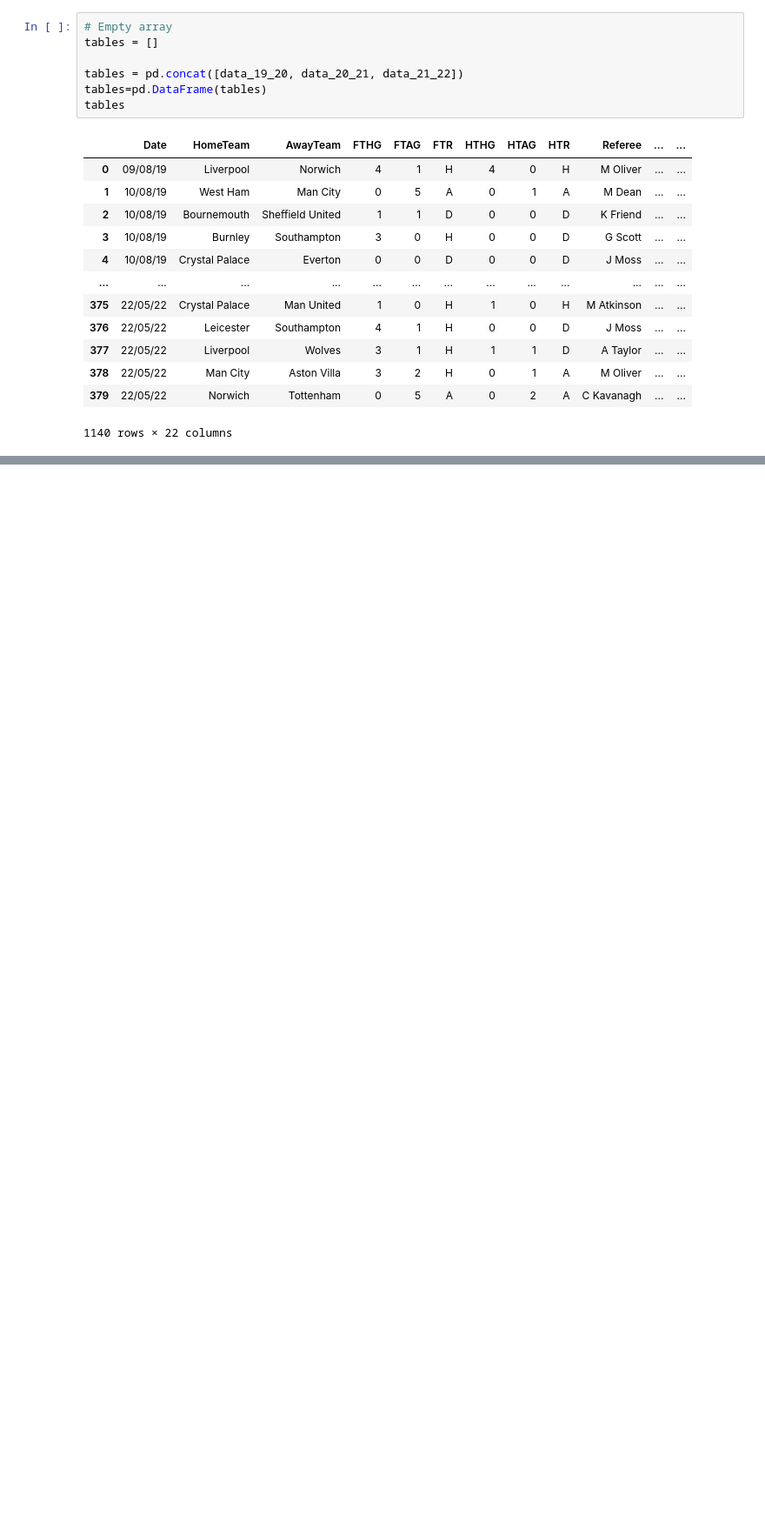
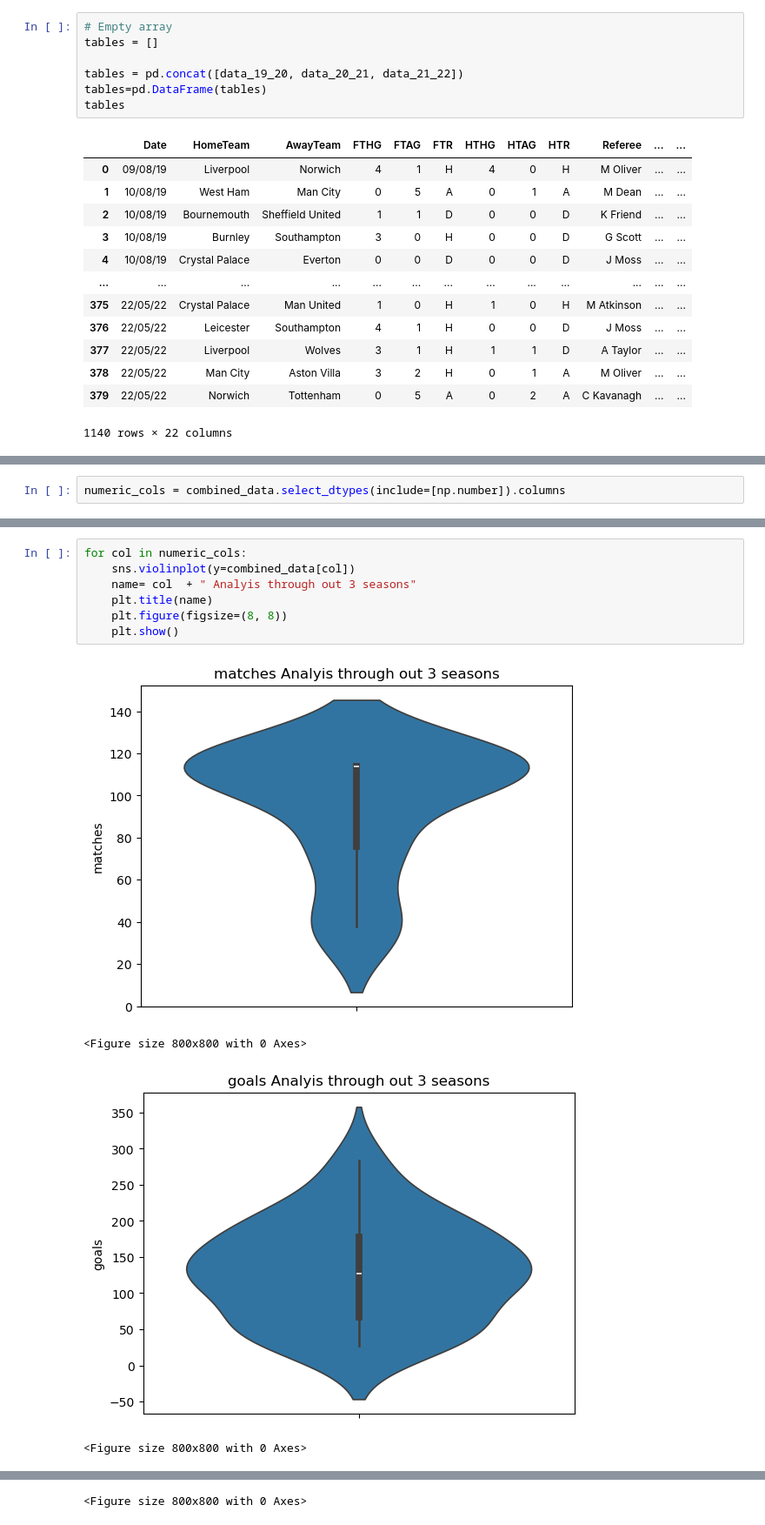
Before and after one commit to Ferreter/Data-Vis-CA1, a Jupyter notebook: Carlson/Data_cleaning.ipynb, the cells around one changed output, grey strips where cells are left out. Shown at 87% size. Saved outputs shown, nothing was run; the diff lists cells and outputs as text; blank space fills up the shorter version.

```diff
--- a/Carlson/Data_cleaning.ipynb
+++ b/Carlson/Data_cleaning.ipynb
@@ -101,0 +203,2 @@ combined_data
+# %%
+numeric_cols = combined_data.select_dtypes(include=[np.number]).columns
@@ -101,0 +209,12 @@ combined_data
+# %%
+for col in numeric_cols:
+    sns.violinplot(y=combined_data[col])
+    name= col  + " Analyis through out 3 seasons"
+    plt.title(name)
+    plt.figure(figsize=(8, 8))
+    plt.show()
+# %% [output]
+[figure, added]
+<Figure size 800x800 with 0 Axes>
+[figure, added]
+<Figure size 800x800 with 0 Axes>
@@ -101,0 +222 @@ combined_data
+<Figure size 800x800 with 0 Axes>
```
Also changed, not shown: parts of 63 cells of this notebook, 1 other file.
